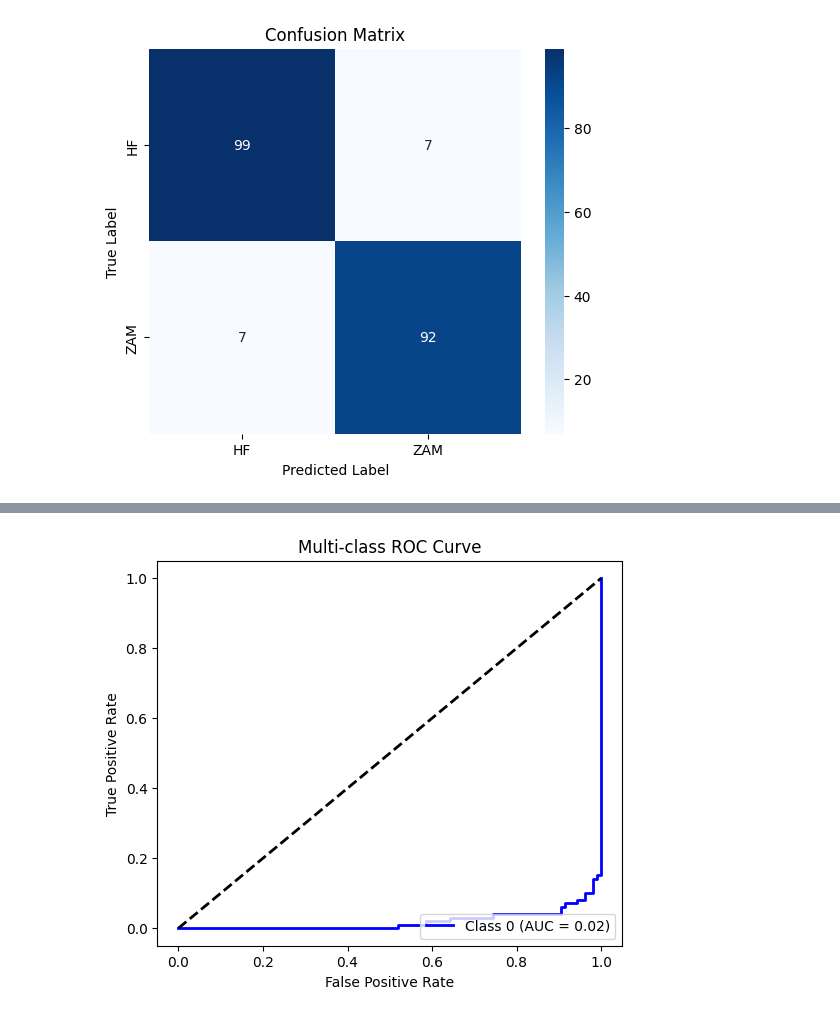
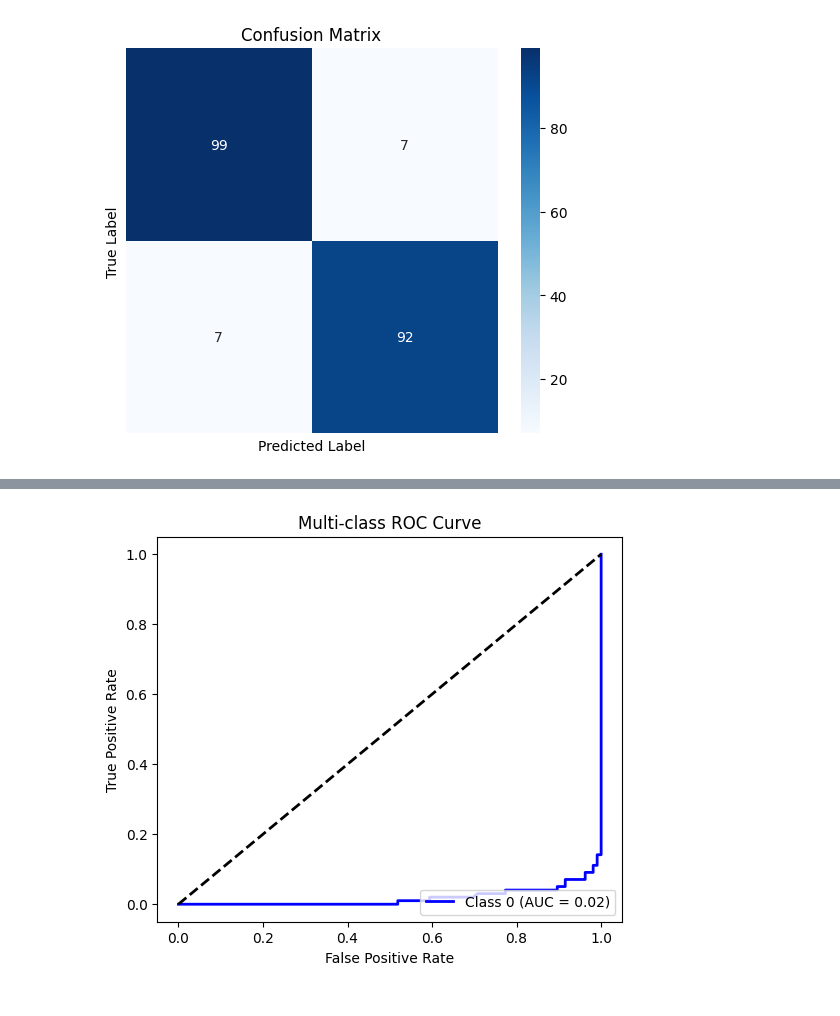
Before and after one commit to siva0124/HUNTER-C, a Jupyter notebook: skin_cancer_detection.ipynb, the cells around one changed output, grey strips where cells are left out. Cells and saved outputs as stored; diff of their text form; code cells hidden in the pictures.

```diff
--- a/skin_cancer_detection.ipynb
+++ b/skin_cancer_detection.ipynb
@@ -1,7 +1,7 @@
 # %% [markdown]
 <a href="https://colab.research.google.com/github/siva0124/HUNTER-C/blob/main/skin_cancer_detection.ipynb" target="_parent"><img src="https://colab.research.google.com/assets/colab-badge.svg" alt="Open In Colab"/></a>
 # %%
-# SVM Methodology
+##svm Methodology
 from google.colab import drive
 drive.mount('/content/drive')
 
@@ -80,12 +80,11 @@ print(f'Test Accuracy: {test_accuracy:.4f}')
 print("Classification Report:")
 print(classification_report(y_test, y_test_pred))
 
-# Confusion Matrix as Image
+# Confusion Matrix as Image without class labels
 cm = confusion_matrix(y_test, y_test_pred)
-labels = ["HF", "ZAM"]  # Class labels
 
 plt.figure(figsize=(6, 5))
-sns.heatmap(cm, annot=True, fmt='d', cmap='Blues', xticklabels=labels, yticklabels=labels)
+sns.heatmap(cm, annot=True, fmt='d', cmap='Blues', xticklabels=False, yticklabels=False)
 plt.xlabel("Predicted Label")
 plt.ylabel("True Label")
 plt.title("Confusion Matrix")
@@ -212,12 +209,11 @@ print(f'Test Accuracy: {test_accuracy:.4f}')
 print("Classification Report:")
 print(classification_report(y_test, y_test_pred))
 
-# Confusion Matrix
+# Confusion Matrix without class labels
 cm = confusion_matrix(y_test, y_test_pred)
-labels = ["HF", "ZAM"]  # Class labels
 
 plt.figure(figsize=(6, 5))
-sns.heatmap(cm, annot=True, fmt='d', cmap='Blues', xticklabels=labels, yticklabels=labels)
+sns.heatmap(cm, annot=True, fmt='d', cmap='Blues', xticklabels=False, yticklabels=False)
 plt.xlabel("Predicted Label")
 plt.ylabel("True Label")
 plt.title("Confusion Matrix")
@@ -262,6 +256,7 @@ weighted avg       0.92      0.91      0.91       205
 #Random Forest Methodology
 from google.colab import drive
 drive.mount('/content/drive')
+
 import os
 import numpy as np
 import matplotlib.pyplot as plt
@@ -341,12 +336,11 @@ print(f'Test Accuracy: {test_accuracy:.4f}')
 print("Classification Report:")
 print(classification_report(y_test, y_test_pred))
 
-# Confusion Matrix
+# Confusion Matrix without class labels
 cm = confusion_matrix(y_test, y_test_pred)
-labels = ["HF", "ZAM"]  # Class labels
 
 plt.figure(figsize=(6, 5))
-sns.heatmap(cm, annot=True, fmt='d', cmap='Blues', xticklabels=labels, yticklabels=labels)
+sns.heatmap(cm, annot=True, fmt='d', cmap='Blues', xticklabels=False, yticklabels=False)
 plt.xlabel("Predicted Label")
 plt.ylabel("True Label")
 plt.title("Confusion Matrix")
@@ -389,6 +383,7 @@ weighted avg       0.93      0.93      0.93       205
 #Meta Learner
 from google.colab import drive
 drive.mount('/content/drive')
+
 import os
 import numpy as np
 import matplotlib.pyplot as plt
@@ -405,7 +400,6 @@ from tensorflow.keras.models import Model, Sequential
 from tensorflow.keras.layers import Dense
 import shap
 from itertools import cycle
-
 
 # Paths
 test_images_path = "/content/drive/MyDrive/skin cancer detection/test/images"
@@ -500,12 +494,11 @@ print(f"\nMeta-Learner Accuracy: {accuracy:.4f}")
 print("\nClassification Report:")
 print(classification_report(y_test, y_pred_meta))
 
-# Confusion Matrix
+# Confusion Matrix (without class labels)
 conf_matrix = confusion_matrix(y_test, y_pred_meta)
-labels = ["HF", "ZAM"]
 
 plt.figure(figsize=(6, 5))
-sns.heatmap(conf_matrix, annot=True, fmt='d', cmap='Blues', xticklabels=labels, yticklabels=labels)
+sns.heatmap(conf_matrix, annot=True, fmt='d', cmap='Blues', xticklabels=False, yticklabels=False)
 plt.xlabel("Predicted Label")
 plt.ylabel("True Label")
 plt.title("Confusion Matrix")
@@ -519,12 +512,10 @@ n_classes = y_test_bin.shape[1]
 fpr, tpr, roc_auc = {}, {}, {}
 colors = cycle(['blue', 'red', 'green', 'purple', 'orange'])
 
-for i in range(n_classes):
+plt.figure(figsize=(6, 5))
+for i, color in zip(range(n_classes), colors):
     fpr[i], tpr[i], _ = roc_curve(y_test_bin[:, i], y_pred_meta_prob[:, i])
     roc_auc[i] = auc(fpr[i], tpr[i])
-
-plt.figure(figsize=(6, 5))
-for i, color in zip(range(n_classes), colors):
     plt.plot(fpr[i], tpr[i], color=color, lw=2, label=f'Class {i} (AUC = {roc_auc[i]:.2f})')
 
 plt.plot([0, 1], [0, 1], 'k--', lw=2)
@@ -563,7 +556,7 @@ Epoch 6/20
 Epoch 7/20
 ... (36 lines left out)
 
     accuracy                           0.93       205
    macro avg       0.93      0.93      0.93       205
 weighted avg       0.93      0.93      0.93       205
-[figure, old version]
+[figure, new version]
@@ -571 +564 @@ weighted avg       0.93      0.93      0.93       205
-[figure, old version]
+[figure, new version]
```
Also changed, not shown: parts of 4 cells of this notebook.
